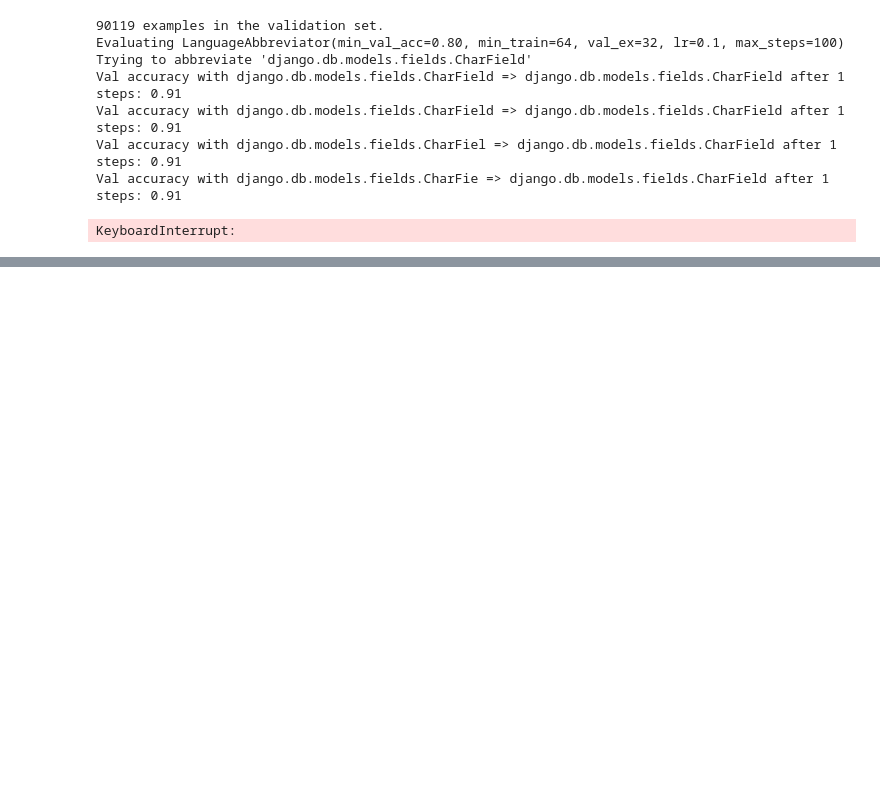
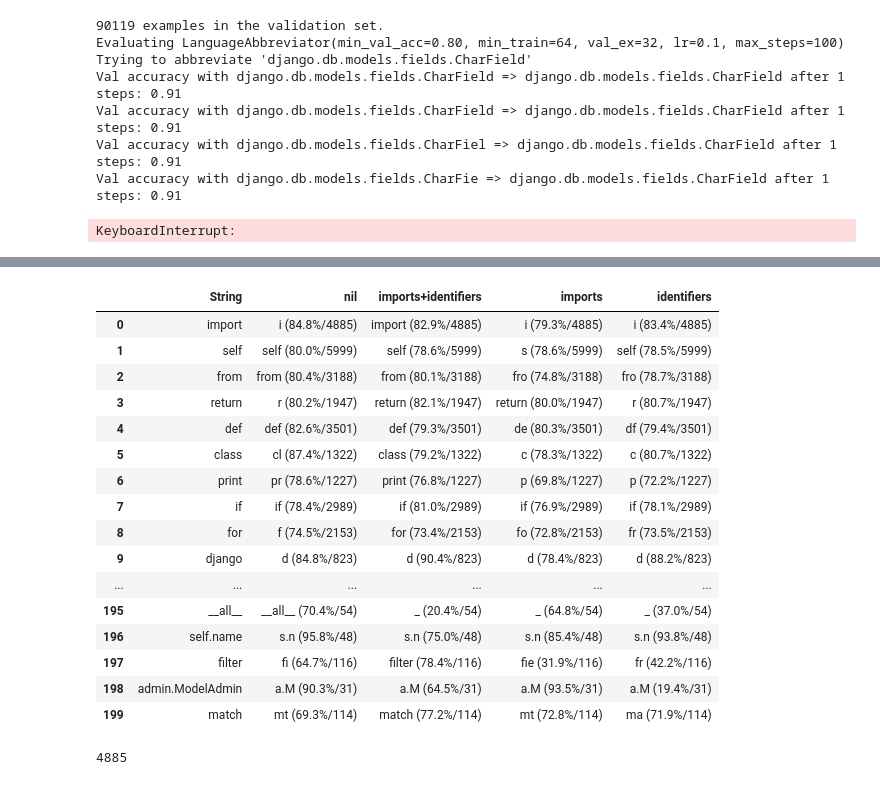
Before and after one commit to gpoesia/magicomplete, a Jupyter notebook: ConadComplete.ipynb, the cells around one changed output, grey strips where cells are left out. Drawn from its saved outputs; the diff is of its cells as text; code cells hidden in the pictures; blank space fills up the shorter version.

```diff
--- a/ConadComplete.ipynb
+++ b/ConadComplete.ipynb
@@ -701,0 +761,54 @@ KeyboardInterrupt:
+# %%
+model_names = list(all_abbreviator_results.keys())
+
+targets = [a['long'] for a in all_abbreviator_results[model_names[0]]['abbreviations']]
+abbreviations = [['{} ({:.1f}%/{})'.format(r['short'], *abbreviation_accuracy(all_abbreviator_results[name]['eval_examples'],
+                                                                                       r['short'],
+                                                                                       r['long']))
+                  for r in all_abbreviator_results[name]['abbreviations']]
+                  for name in model_names]
+
+def transpose_table(t):
+    t2 = []
+
+    for i, v1 in enumerate(t):
+        for j, v2 in enumerate(v1):
+            if len(t2) <= j:
+                t2.append([])
+            t2[j].append(v2)
+    return t2
+
+def strip_common(l):
+    common_p, common_s = 0, 0
+
+    while len(set(s[:common_p + 1] for s in l)) == 1:
+        common_p += 1
+
+    while len(set(s[-common_s - 1:] for s in l)) == 1:
+        common_s += 1
+
+    return [s[common_p:-common_s] for s in l]
+
+pd.DataFrame(transpose_table([targets] + abbreviations), columns=(['String'] + strip_common(model_names)))
+# %% [output]
+|  | String | nil | imports+identifiers | imports | identifiers |
+| 0 | import | i (84.8%/4885) | import (82.9%/4885) | i (79.3%/4885) | i (83.4%/4885) |
+| 1 | self | self (80.0%/5999) | self (78.6%/5999) | s (78.6%/5999) | self (78.5%/5999) |
+| 2 | from | from (80.4%/3188) | from (80.1%/3188) | fro (74.8%/3188) | fro (78.7%/3188) |
+| 3 | return | r (80.2%/1947) | return (82.1%/1947) | return (80.0%/1947) | r (80.7%/1947) |
+| 4 | def | def (82.6%/3501) | def (79.3%/3501) | de (80.3%/3501) | df (79.4%/3501) |
+| 5 | class | cl (87.4%/1322) | class (79.2%/1322) | c (78.3%/1322) | c (80.7%/1322) |
+| 6 | print | pr (78.6%/1227) | print (76.8%/1227) | p (69.8%/1227) | p (72.2%/1227) |
+| 7 | if | if (78.4%/2989) | if (81.0%/2989) | if (76.9%/2989) | if (78.1%/2989) |
+| 8 | for | f (74.5%/2153) | for (73.4%/2153) | fo (72.8%/2153) | fr (73.5%/2153) |
+| 9 | django | d (84.8%/823) | d (90.4%/823) | d (78.4%/823) | d (88.2%/823) |
+| ... | ... | ... | ... | ... | ... |
+| 195 | __all__ | __all__ (70.4%/54) | _ (20.4%/54) | _ (64.8%/54) | _ (37.0%/54) |
+| 196 | self.name | s.n (95.8%/48) | s.n (75.0%/48) | s.n (85.4%/48) | s.n (93.8%/48) |
+| 197 | filter | fi (64.7%/116) | filter (78.4%/116) | fie (31.9%/116) | fr (42.2%/116) |
+| 198 | admin.ModelAdmin | a.M (90.3%/31) | a.M (64.5%/31) | a.M (93.5%/31) | a.M (19.4%/31) |
+| 199 | match | mt (69.3%/114) | match (77.2%/114) | mt (72.8%/114) | ma (71.9%/114) |
+# %%
+len([s for s in all_abbreviator_results[model_names[3]]['eval_examples'] if s[0]['l'].find('import') != -1])
+# %% [output]
+4885
```
Also changed, not shown: parts of 11 cells of this notebook, 5 other files.
